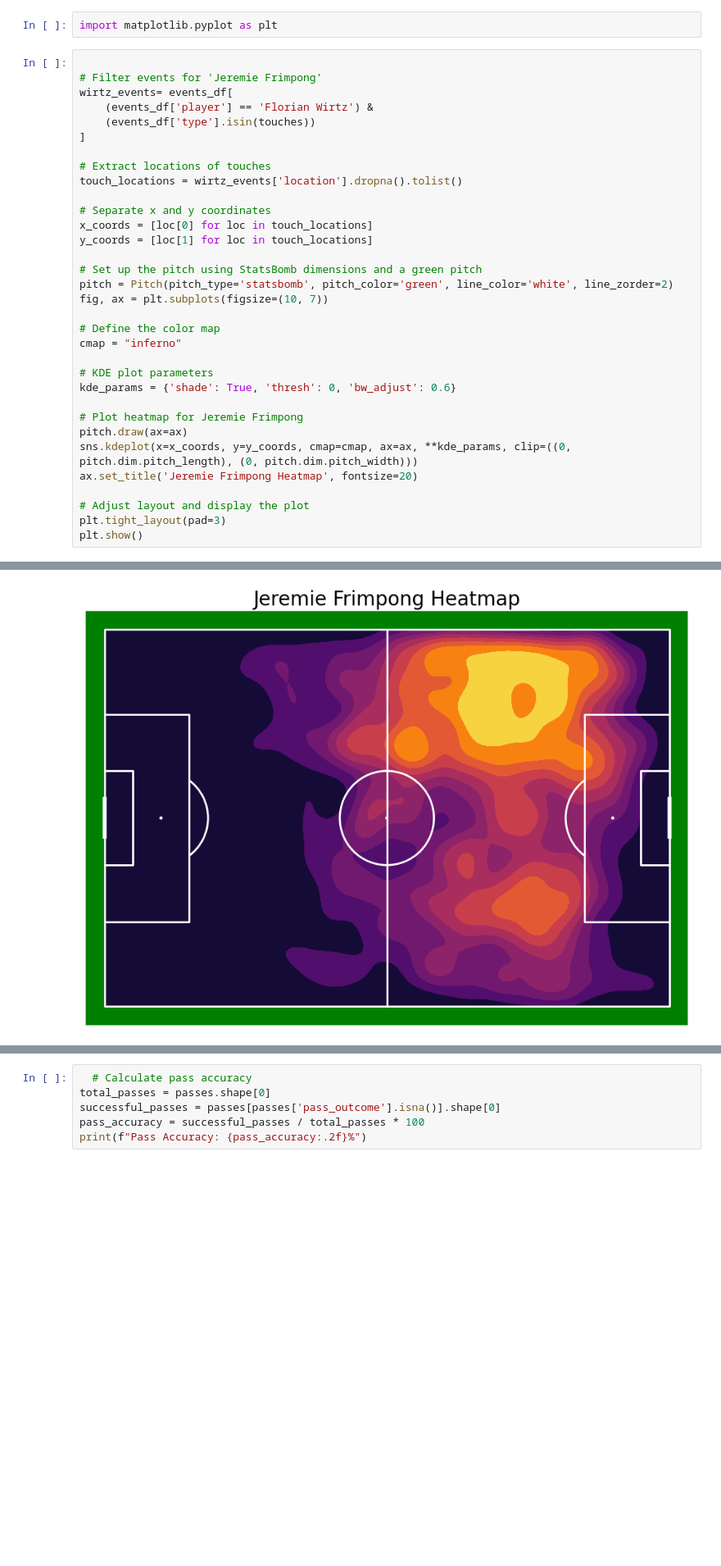
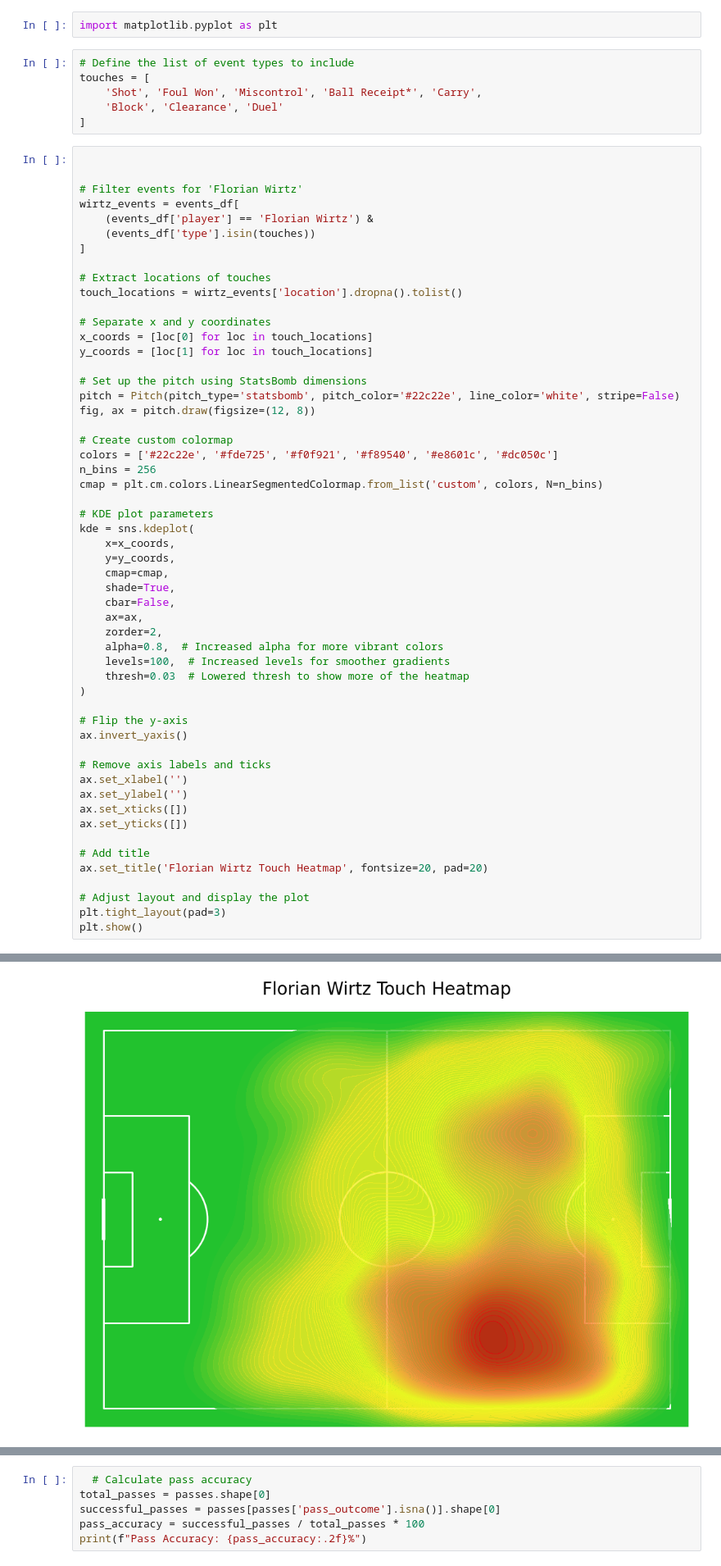
Before and after one commit to ramdevmurali/Bayer_Leverkusen_23-24, a Jupyter notebook: Xhaka.ipynb, the cells around one changed output, grey strips where cells are left out. Shown at 82% size. Saved outputs shown, nothing was run; the diff lists cells and outputs as text; blank space fills up the shorter version.

```diff
--- a/Xhaka.ipynb
+++ b/Xhaka.ipynb
@@ -47,10 +47,17 @@ teammate
 visible_area
 # %%
 import matplotlib.pyplot as plt
+# %%
+# Define the list of event types to include
+touches = [
+    'Shot', 'Foul Won', 'Miscontrol', 'Ball Receipt*', 'Carry',
+    'Block', 'Clearance', 'Duel'
+]
 # %%
 
-# Filter events for 'Jeremie Frimpong'
-wirtz_events= events_df[
+
+# Filter events for 'Florian Wirtz'
+wirtz_events = events_df[
     (events_df['player'] == 'Florian Wirtz') &
     (events_df['type'].isin(touches))
 ]
@@ -62,20 +69,40 @@ touch_locations = wirtz_events['location'].dropna().tolist()
 x_coords = [loc[0] for loc in touch_locations]
 y_coords = [loc[1] for loc in touch_locations]
 
-# Set up the pitch using StatsBomb dimensions and a green pitch
-pitch = Pitch(pitch_type='statsbomb', pitch_color='green', line_color='white', line_zorder=2)
-fig, ax = plt.subplots(figsize=(10, 7))
+# Set up the pitch using StatsBomb dimensions
+pitch = Pitch(pitch_type='statsbomb', pitch_color='#22c22e', line_color='white', stripe=False)
+fig, ax = pitch.draw(figsize=(12, 8))
 
-# Define the color map
-cmap = "inferno"
+# Create custom colormap
+colors = ['#22c22e', '#fde725', '#f0f921', '#f89540', '#e8601c', '#dc050c']
+n_bins = 256
+cmap = plt.cm.colors.LinearSegmentedColormap.from_list('custom', colors, N=n_bins)
 
 # KDE plot parameters
-kde_params = {'shade': True, 'thresh': 0, 'bw_adjust': 0.6}
+kde = sns.kdeplot(
+    x=x_coords,
+    y=y_coords,
+    cmap=cmap,
+    shade=True,
+    cbar=False,
+    ax=ax,
+    zorder=2,
+    alpha=0.8,  # Increased alpha for more vibrant colors
+    levels=100,  # Increased levels for smoother gradients
+    thresh=0.03  # Lowered thresh to show more of the heatmap
+)
 
-# Plot heatmap for Jeremie Frimpong
-pitch.draw(ax=ax)
-sns.kdeplot(x=x_coords, y=y_coords, cmap=cmap, ax=ax, **kde_params, clip=((0, pitch.dim.pitch_length), (0, pitch.dim.pitch_width)))
-ax.set_title('Jeremie Frimpong Heatmap', fontsize=20)
+# Flip the y-axis
+ax.invert_yaxis()
+
+# Remove axis labels and ticks
+ax.set_xlabel('')
+ax.set_ylabel('')
+ax.set_xticks([])
+ax.set_yticks([])
+
+# Add title
+ax.set_title('Florian Wirtz Touch Heatmap', fontsize=20, pad=20)
 
 # Adjust layout and display the plot
 plt.tight_layout(pad=3)
@@ -88,2 +115,2 @@ This will become an error in seaborn v0.14.0; please update your code.
-[figure, old version]
+[figure, new version]
 # %%
```
Also changed, not shown: parts of 10 cells of this notebook.
